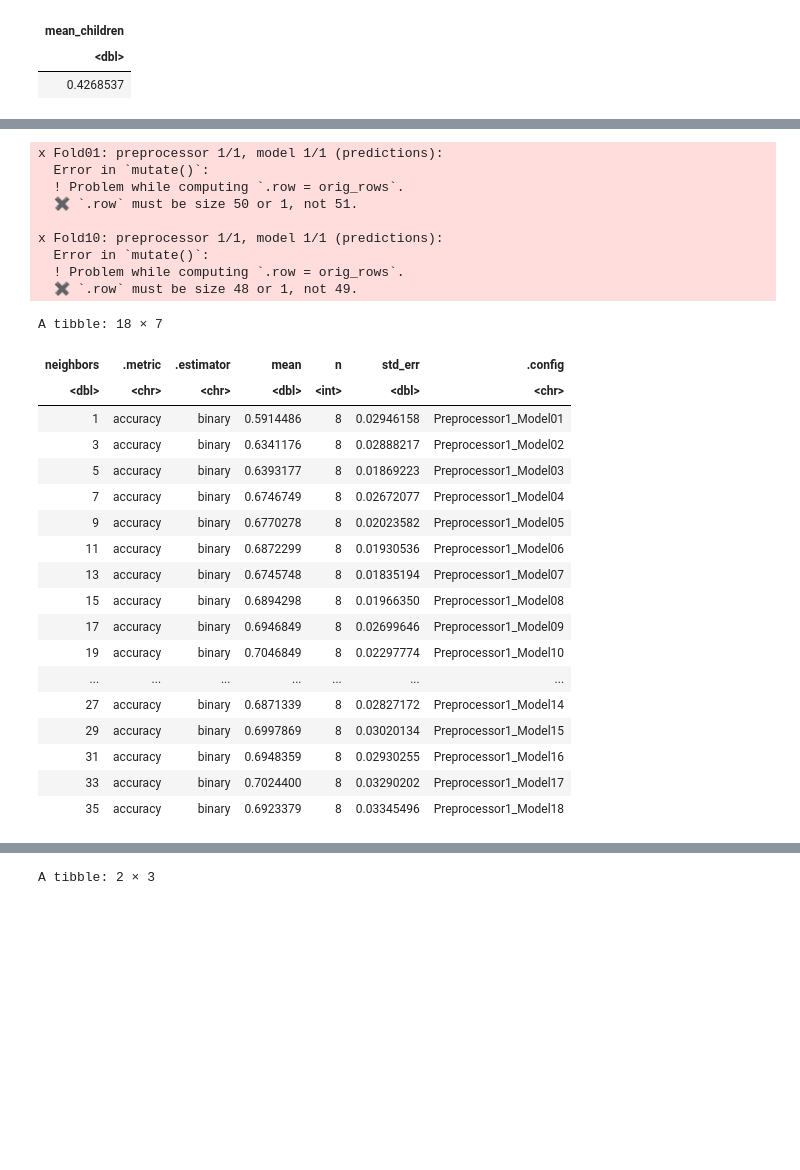
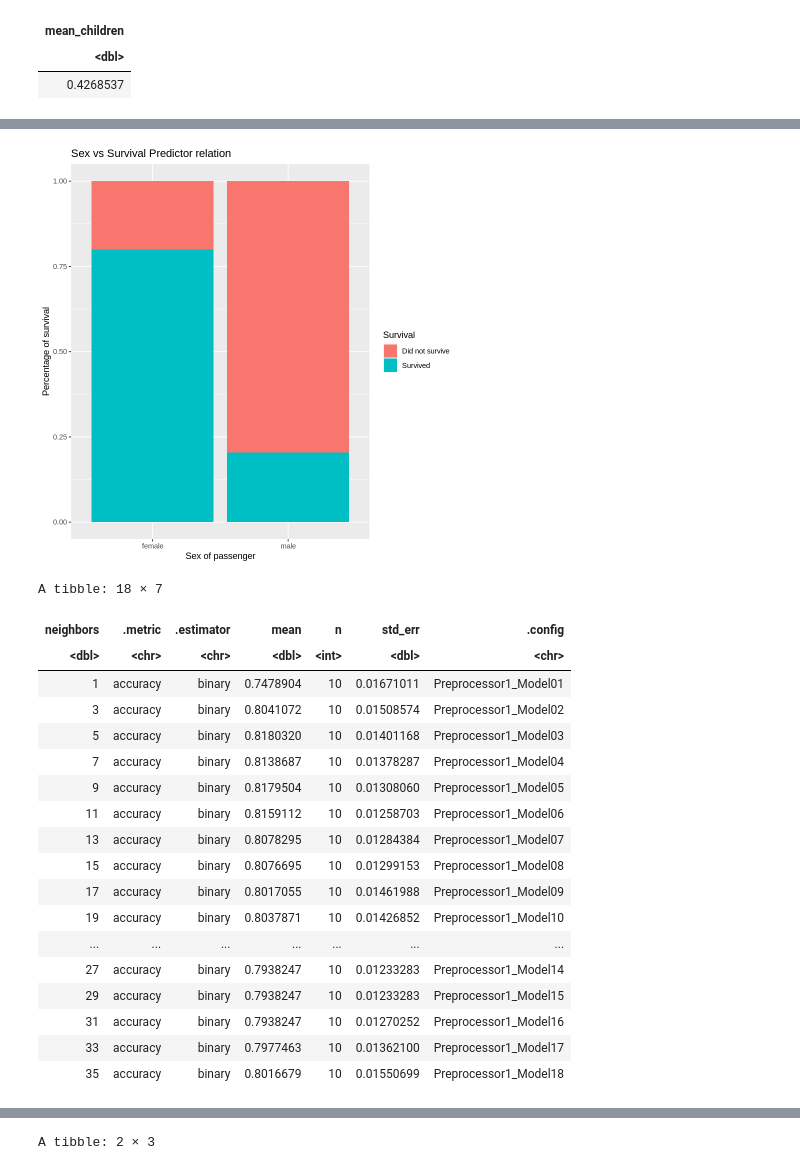
Before and after one commit to zhang17s/DSCI-100-Group-Project-, a Jupyter notebook: Proposal.ipynb, the cells around one changed output, grey strips where cells are left out. Drawn from its saved outputs; the diff is of its cells as text; code cells hidden in the pictures; blank space fills up the shorter version.

```diff
--- a/Proposal.ipynb
+++ b/Proposal.ipynb
@@ -396,47 +376,55 @@ A tibble: 6 × 3
+# %%
+#here we begin analysing the perdictors
+
+
+#bar graph to display how many people survived vs how many did not.(percentage of survival)
+
+temp_data_graph <- boat_train |>
+    mutate(Survived_char = ifelse(Survived == 1, "Survived", ifelse(Survived == 0, "Did not survive", NA)))
+
+survival_bar_plot_sex <- ggplot(temp_data_graph, aes(x = Sex, fill = as_factor(Survived_char))) +
+    geom_bar(position = "fill") +
+    labs(x = "Sex of passenger", y = "Percentage of survival", fill = "Survival") +
+    ggtitle("Sex vs Survival Predictor relation")
+
+survival_bar_plot_sex
+# %% [output]
+[figure, added]
 # %%
 #tuning the model to find the best value of k using the best predictors as seen above.
 
-boat_recipe <- recipe(Survived ~ Fare + Age + Number0fSiblings + NumberofParents_children + Passenger_Class + Embarked_numeric , data = boat_train_model) |>
+boat_recipe <- recipe(Survived ~ Fare +sex_binary + Passenger_Class + Age + Number0fSiblings, data = boat_train_model) |>
     step_scale(all_predictors()) |>
     step_center(all_predictors())
 
 boat_model_stats <- workflow() |>
   add_recipe(boat_recipe) |>
   add_model(boat_spec_tune) |>
   tune_grid(resamples = boat_vfold, grid = k_vals) |>
   collect_metrics() |>
   filter(.metric == "accuracy")
 
 boat_model_stats
 # %% [output]
-x Fold01: preprocessor 1/1, model 1/1 (predictions):
-  Error in `mutate()`:
-  ! Problem while computing `.row = orig_rows`.
-  ✖ `.row` must be size 50 or 1, not 51.
-
-x Fold10: preprocessor 1/1, model 1/1 (predictions):
-  Error in `mutate()`:
-  ! Problem while computing `.row = orig_rows`.
-  ✖ `.row` must be size 48 or 1, not 49.
+A tibble: 18 × 7
-A tibble: 18 × 7
 | neighbors | .metric | .estimator | mean | n | std_err | .config |
 | <dbl> | <chr> | <chr> | <dbl> | <int> | <dbl> | <chr> |
-| 1 | accuracy | binary | 0.5914486 | 8 | 0.02946158 | Preprocessor1_Model01 |
-| 3 | accuracy | binary | 0.6341176 | 8 | 0.02888217 | Preprocessor1_Model02 |
-| 5 | accuracy | binary | 0.6393177 | 8 | 0.01869223 | Preprocessor1_Model03 |
-| 7 | accuracy | binary | 0.6746749 | 8 | 0.02672077 | Preprocessor1_Model04 |
-| 9 | accuracy | binary | 0.6770278 | 8 | 0.02023582 | Preprocessor1_Model05 |
-| 11 | accuracy | binary | 0.6872299 | 8 | 0.01930536 | Preprocessor1_Model06 |
-| 13 | accuracy | binary | 0.6745748 | 8 | 0.01835194 | Preprocessor1_Model07 |
-| 15 | accuracy | binary | 0.6894298 | 8 | 0.01966350 | Preprocessor1_Model08 |
-| 17 | accuracy | binary | 0.6946849 | 8 | 0.02699646 | Preprocessor1_Model09 |
-| 19 | accuracy | binary | 0.7046849 | 8 | 0.02297774 | Preprocessor1_Model10 |
+| 1 | accuracy | binary | 0.7478904 | 10 | 0.01671011 | Preprocessor1_Model01 |
+| 3 | accuracy | binary | 0.8041072 | 10 | 0.01508574 | Preprocessor1_Model02 |
+| 5 | accuracy | binary | 0.8180320 | 10 | 0.01401168 | Preprocessor1_Model03 |
+| 7 | accuracy | binary | 0.8138687 | 10 | 0.01378287 | Preprocessor1_Model04 |
+| 9 | accuracy | binary | 0.8179504 | 10 | 0.01308060 | Preprocessor1_Model05 |
+| 11 | accuracy | binary | 0.8159112 | 10 | 0.01258703 | Preprocessor1_Model06 |
+| 13 | accuracy | binary | 0.8078295 | 10 | 0.01284384 | Preprocessor1_Model07 |
+| 15 | accuracy | binary | 0.8076695 | 10 | 0.01299153 | Preprocessor1_Model08 |
+| 17 | accuracy | binary | 0.8017055 | 10 | 0.01461988 | Preprocessor1_Model09 |
+| 19 | accuracy | binary | 0.8037871 | 10 | 0.01426852 | Preprocessor1_Model10 |
 | ... | ... | ... | ... | ... | ... | ... |
-| 27 | accuracy | binary | 0.6871339 | 8 | 0.02827172 | Preprocessor1_Model14 |
-| 29 | accuracy | binary | 0.6997869 | 8 | 0.03020134 | Preprocessor1_Model15 |
-| 31 | accuracy | binary | 0.6948359 | 8 | 0.02930255 | Preprocessor1_Model16 |
-| 33 | accuracy | binary | 0.7024400 | 8 | 0.03290202 | Preprocessor1_Model17 |
-| 35 | accuracy | binary | 0.6923379 | 8 | 0.03345496 | Preprocessor1_Model18 |
+| 27 | accuracy | binary | 0.7938247 | 10 | 0.01233283 | Preprocessor1_Model14 |
+| 29 | accuracy | binary | 0.7938247 | 10 | 0.01233283 | Preprocessor1_Model15 |
+| 31 | accuracy | binary | 0.7938247 | 10 | 0.01270252 | Preprocessor1_Model16 |
+| 33 | accuracy | binary | 0.7977463 | 10 | 0.01362100 | Preprocessor1_Model17 |
+| 35 | accuracy | binary | 0.8016679 | 10 | 0.01550699 | Preprocessor1_Model18 |
 # %%
 accuracy_versus_k <- ggplot(boat_model_stats, aes(x = neighbors, y = mean))+
        geom_point() +
```
Also changed, not shown: parts of 16 cells of this notebook.
